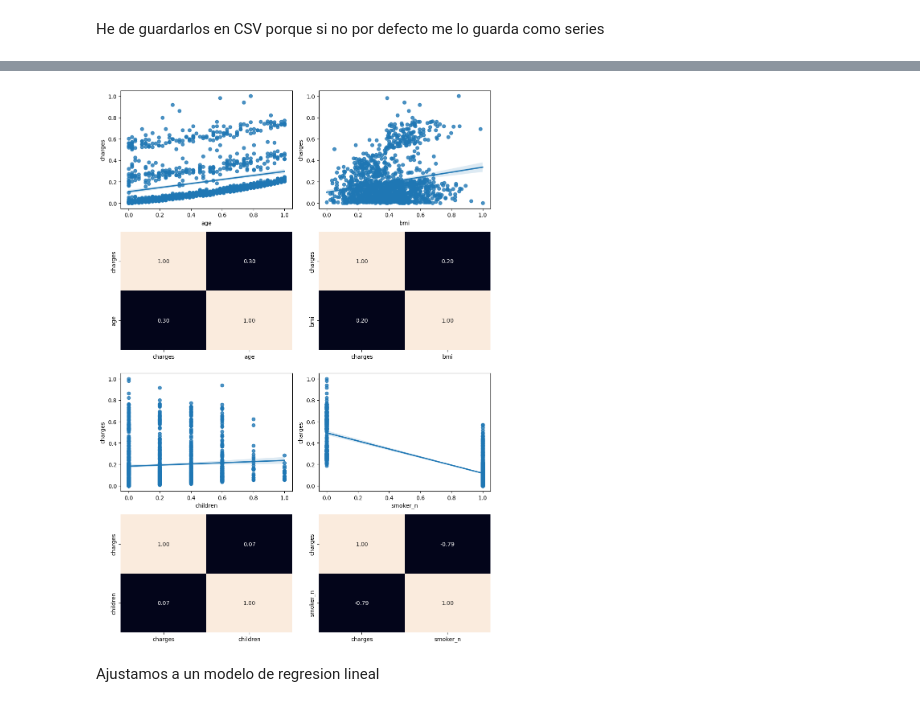
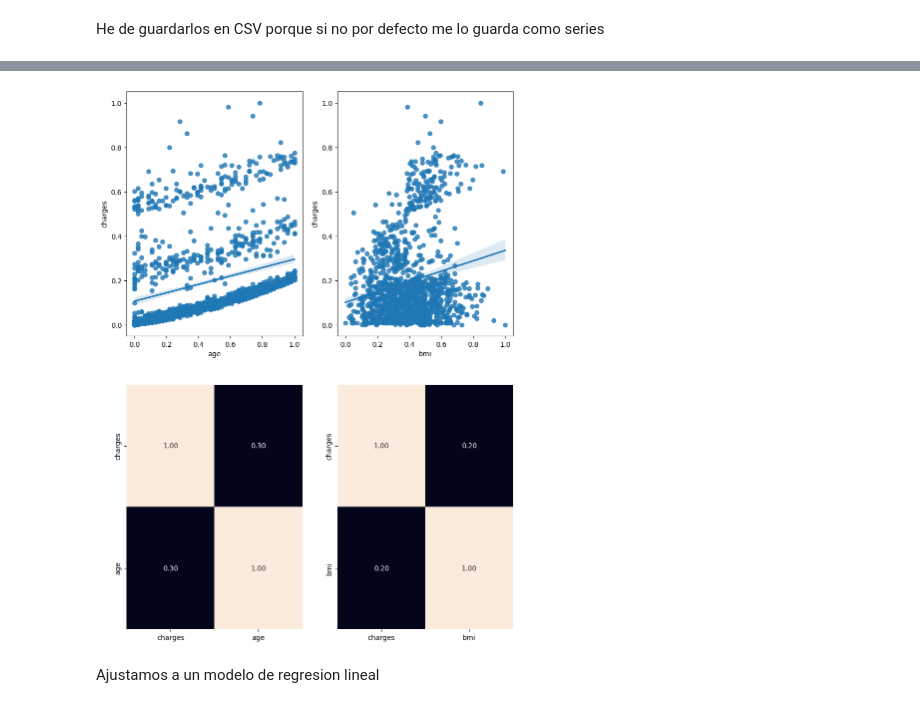
Before and after one commit to 4GeeksAcademy/machine-learning-vicentepolo, a Jupyter notebook: src/explore.ipynb, the cells around one changed output, grey strips where cells are left out. Saved outputs shown, nothing was run; the diff lists cells and outputs as text; code cells hidden in the pictures.

```diff
--- a/src/explore.ipynb
+++ b/src/explore.ipynb
@@ -210,23 +395,16 @@ X_train_sel.head()
 # %%
-fig, axis = plt.subplots(4, 2, figsize = (10, 14))
+fig, axis = plt.subplots(2, 2, figsize = (10, 14))
 df = pd.concat([train_data, test_data])
 
-sns.regplot(data = df, x = "age", y = "charges", ax = axis[0, 0])
-sns.heatmap(df[["charges", "age"]].corr(), annot = True, fmt = ".2f", ax = axis[1, 0], cbar = False)
+sns.regplot(data=df, x="age", y="charges", ax=axis[0, 0])
+sns.heatmap(df[["charges", "age"]].corr(), annot=True, fmt=".2f", ax=axis[1, 0], cbar=False)
 
-sns.regplot(data = df, x = "bmi", y = "charges", ax = axis[0, 1])
-sns.heatmap(df[["charges", "bmi"]].corr(), annot = True, fmt = ".2f", ax = axis[1, 1], cbar = False)
+sns.regplot(data=df, x="bmi", y="charges", ax=axis[0, 1])
+sns.heatmap(df[["charges", "bmi"]].corr(), annot=True, fmt=".2f", ax=axis[1, 1], cbar=False)
 
-sns.regplot(data = df, x = "children", y = "charges", ax = axis[2, 0])
-sns.heatmap(df[["charges", "children"]].corr(), annot = True, fmt = ".2f", ax = axis[3, 0], cbar = False)
-
-sns.regplot(data = df, x = "smoker_n", y = "charges", ax = axis[2, 1])
-sns.heatmap(df[["charges", "smoker_n"]].corr(), annot = True, fmt = ".2f", ax = axis[3, 1], cbar = False)
-
-plt.tight_layout()
 plt.show()
 # %% [output]
-[figure, old version]
+[figure, new version]
 # %% [markdown]
 Ajustamos a un modelo de regresion lineal
 # %%
```
Also changed, not shown: parts of 64 cells of this notebook, 2 other files.
